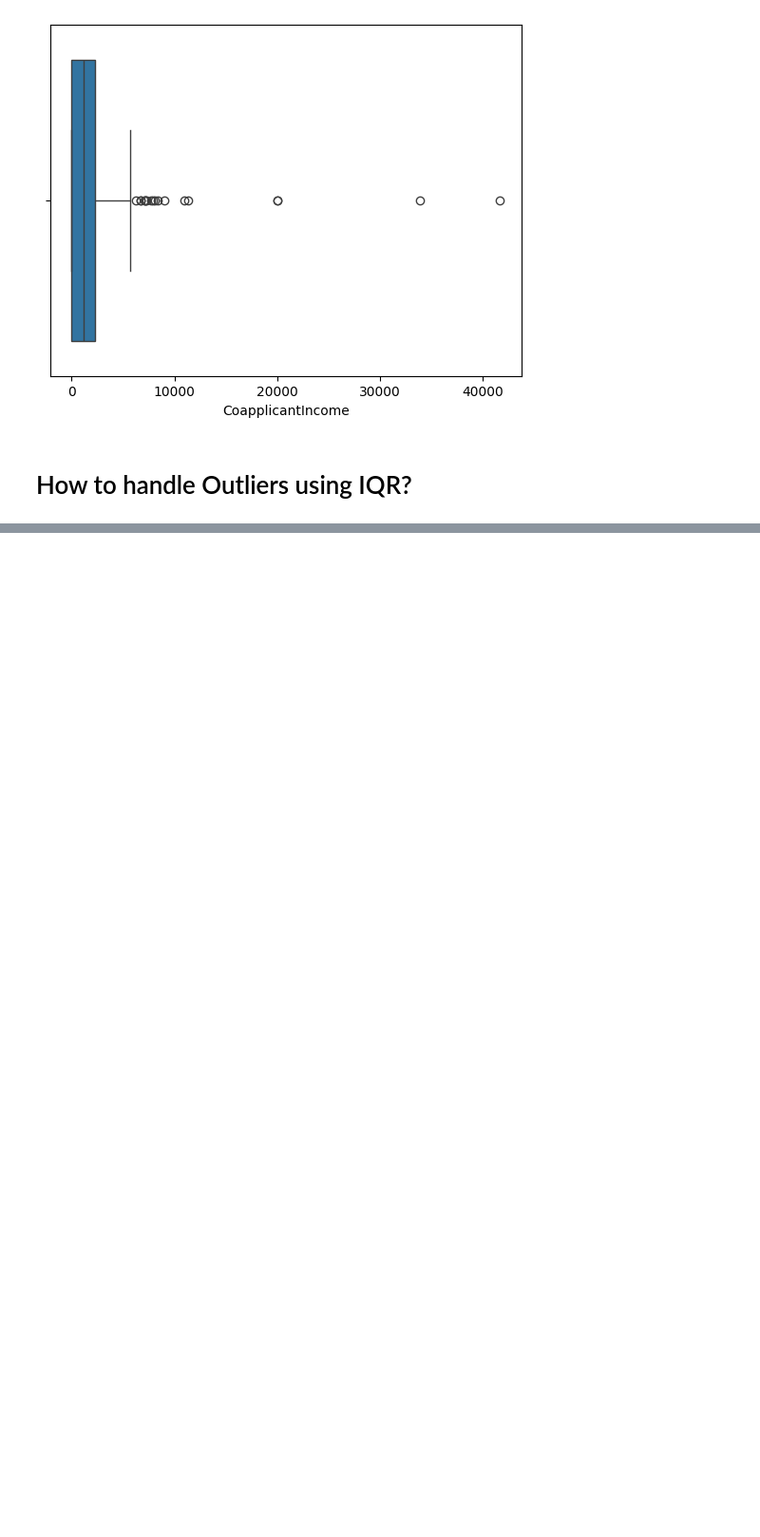
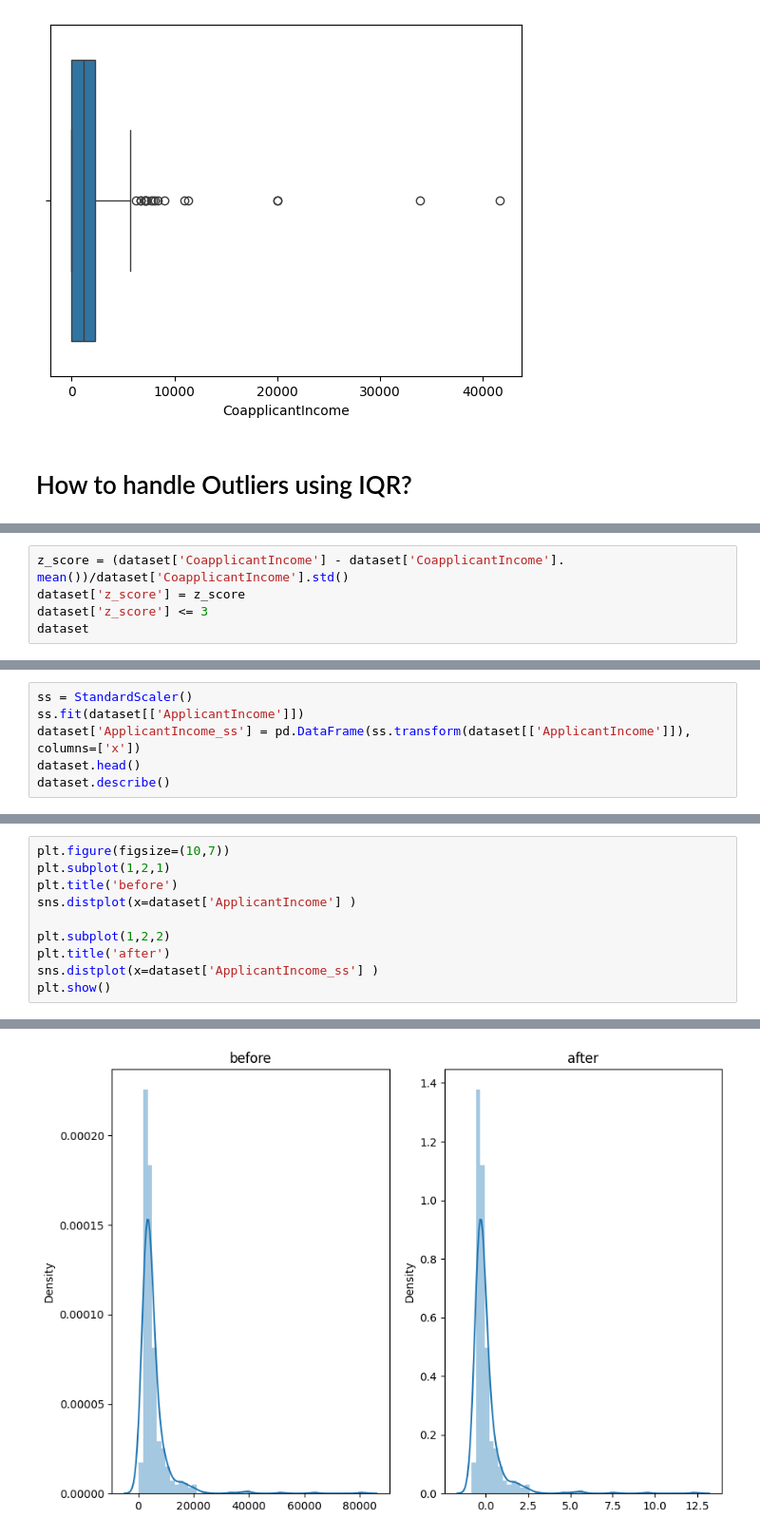
Before and after one commit to Vaishnavi943/ML_Course_-dl-ds, a Jupyter notebook: data-cleaning/jupyter.ipynb, the cells around one changed output, grey strips where cells are left out. Shown: that part at 95% size. Drawn from its saved outputs; the diff is of its cells as text; blank space fills up the shorter version.

```diff
--- a/data-cleaning/jupyter.ipynb
+++ b/data-cleaning/jupyter.ipynb
@@ -309,0 +342,5 @@ KeyError: 'CoapplicantIncome'
+# %%
+z_score = (dataset['CoapplicantIncome'] - dataset['CoapplicantIncome']. mean())/dataset['CoapplicantIncome'].std()
+dataset['z_score'] = z_score
+dataset['z_score'] <= 3
+dataset
@@ -309,0 +369,6 @@ KeyError: 'CoapplicantIncome'
+# %%
+ss = StandardScaler()
+ss.fit(dataset[['ApplicantIncome']])
+dataset['ApplicantIncome_ss'] = pd.DataFrame(ss.transform(dataset[['ApplicantIncome']]), columns=['x'])
+dataset.head()
+dataset.describe()
@@ -309,0 +385,11 @@ KeyError: 'CoapplicantIncome'
+# %%
+plt.figure(figsize=(10,7))
+plt.subplot(1,2,1)
+plt.title('before')
+sns.distplot(x=dataset['ApplicantIncome'] )
+
+plt.subplot(1,2,2)
+plt.title('after')
+sns.distplot(x=dataset['ApplicantIncome_ss'] )
+plt.show()
+# %% [output]
@@ -309,0 +415 @@ KeyError: 'CoapplicantIncome'
+[figure, added]
```
Also changed, not shown: parts of 20 cells of this notebook.
